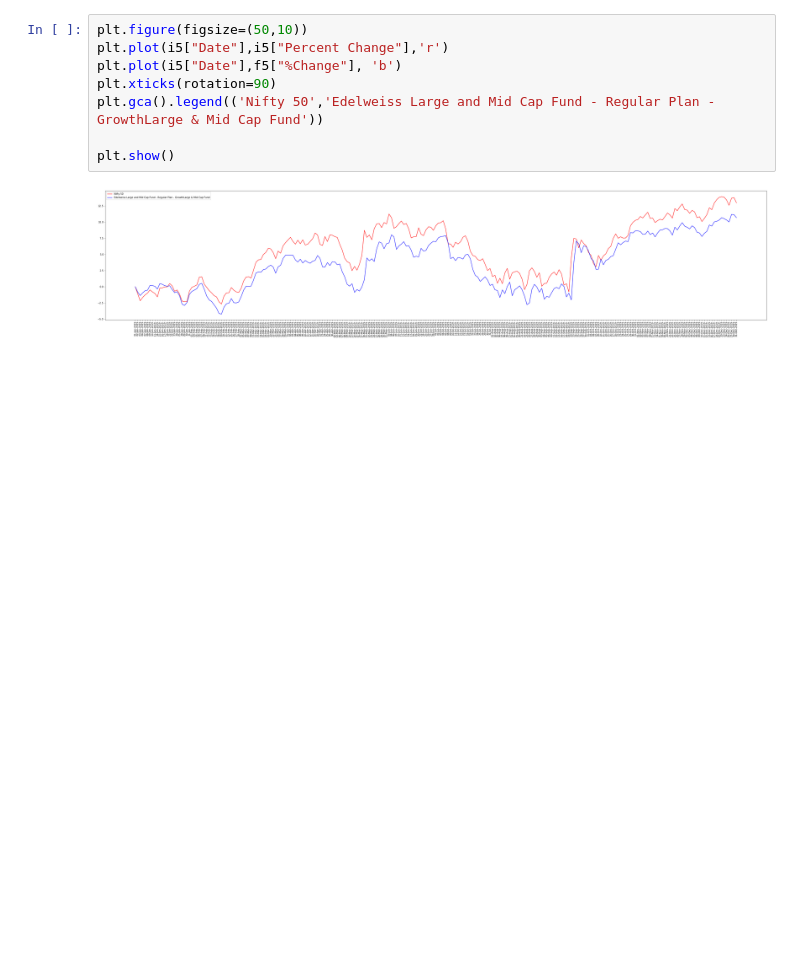
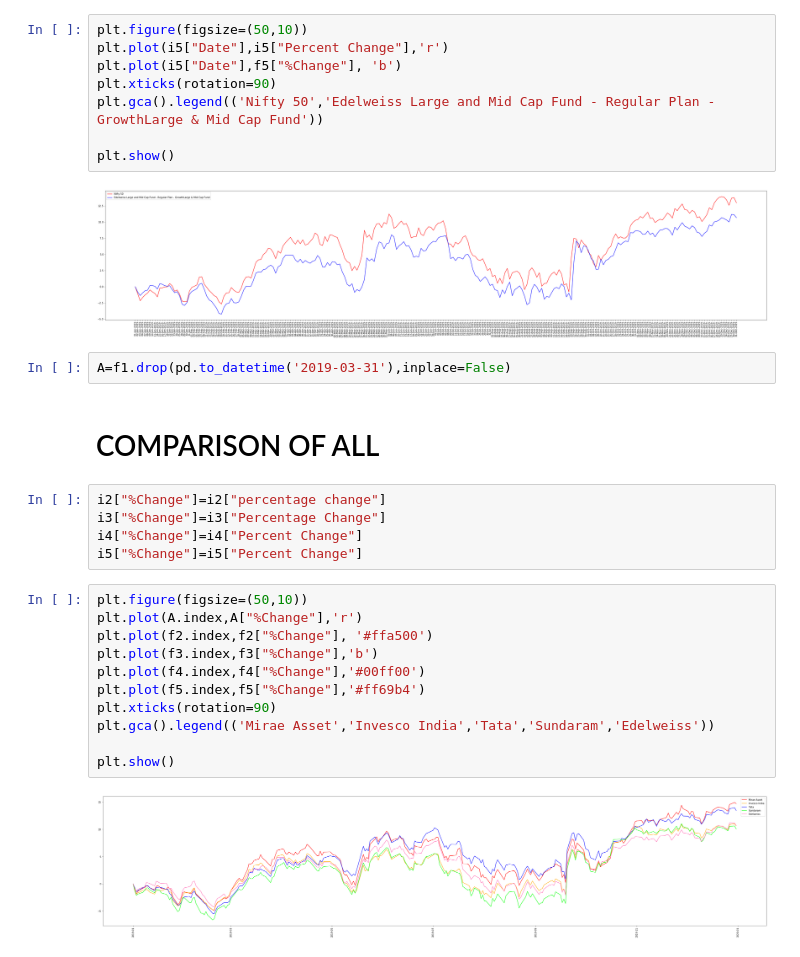
Before and after one commit to Drila42/UG-3, a Jupyter notebook: My_proj_SR_sir_.ipynb, the cells around one changed output. Cells and saved outputs as stored; diff of their text form; blank space fills up the shorter version.

```diff
--- a/My_proj_SR_sir_.ipynb
+++ b/My_proj_SR_sir_.ipynb
@@ -337,3 +246,25 @@ plt.gca().legend(('Nifty 50','Edelweiss Large and Mid Cap Fund - Regular Plan -
 plt.show()
 # %% [output]
 [figure]
+# %%
+A=f1.drop(pd.to_datetime('2019-03-31'),inplace=False)
+# %% [markdown]
+# COMPARISON OF ALL
+# %%
+i2["%Change"]=i2["percentage change"]
+i3["%Change"]=i3["Percentage Change"]
+i4["%Change"]=i4["Percent Change"]
+i5["%Change"]=i5["Percent Change"]
+# %%
+plt.figure(figsize=(50,10))
+plt.plot(A.index,A["%Change"],'r')
+plt.plot(f2.index,f2["%Change"], '#ffa500')
+plt.plot(f3.index,f3["%Change"],'b')
+plt.plot(f4.index,f4["%Change"],'#00ff00')
+plt.plot(f5.index,f5["%Change"],'#ff69b4')
+plt.xticks(rotation=90)
+plt.gca().legend(('Mirae Asset','Invesco India','Tata','Sundaram','Edelweiss'))
+
+plt.show()
+# %% [output]
+[figure, added]
```
Also changed, not shown: parts of 20 cells of this notebook.
